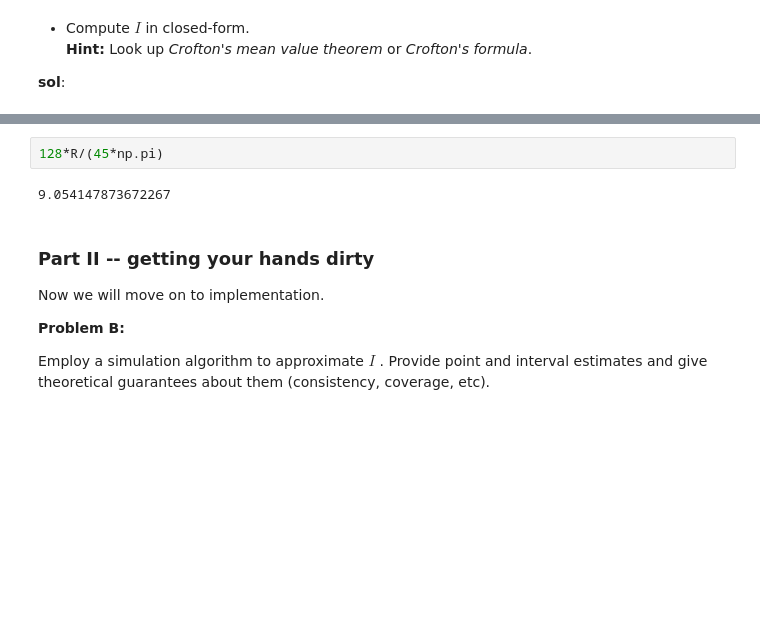
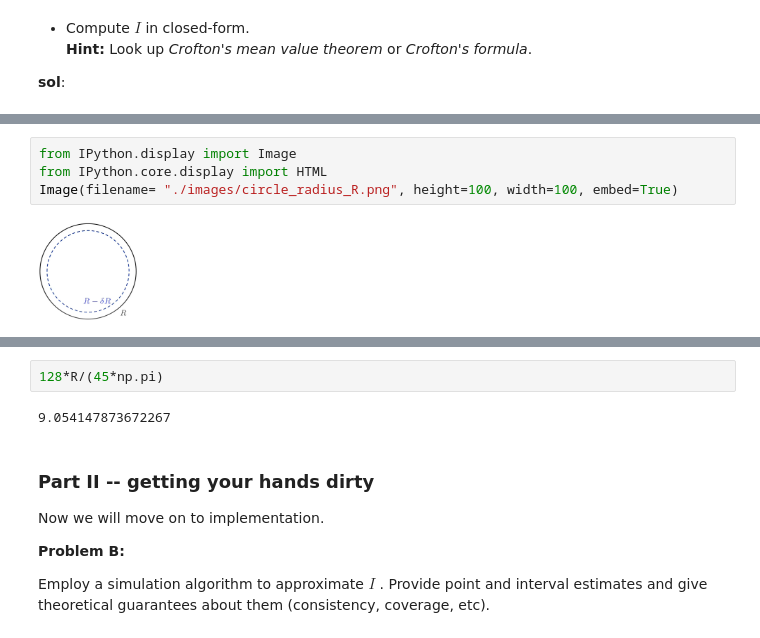
Before and after one commit to fmorenovr/ComputerScience_FGV, a Jupyter notebook: Estatistica_Computacional/Trabalho_1/Assignment_I.ipynb, the cells around one changed output, grey strips where cells are left out. Saved outputs shown, nothing was run; the diff lists cells and outputs as text; blank space fills up the shorter version.

```diff
--- a/Estatistica_Computacional/Trabalho_1/Assignment_I.ipynb
+++ b/Estatistica_Computacional/Trabalho_1/Assignment_I.ipynb
@@ -249,0 +248,6 @@ __Note__: We select the expression $f(R) - f(R - \delta R)$ instead of $f(R + \d
+# %%
+from IPython.display import Image
+from IPython.core.display import HTML
+Image(filename= "./images/circle_radius_R.png", height=100, width=100, embed=True)
+# %% [output]
+[figure, added]
```
Also changed, not shown: parts of 19 cells of this notebook, 2 other files.
